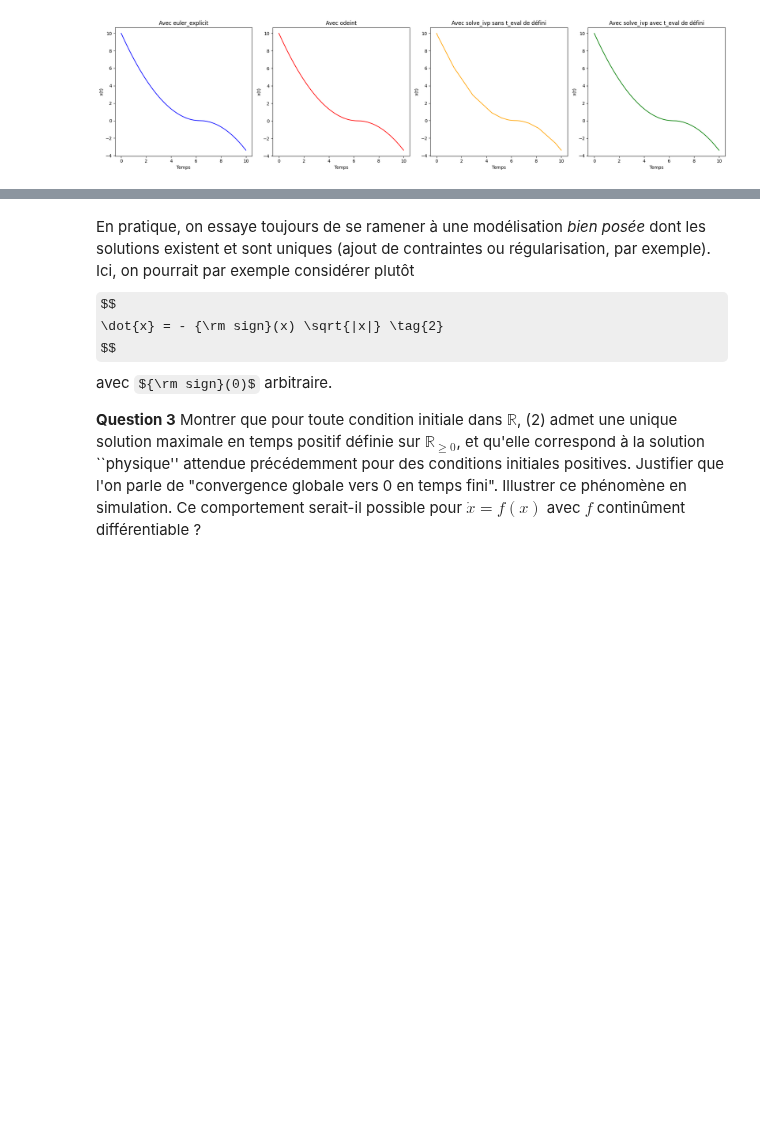
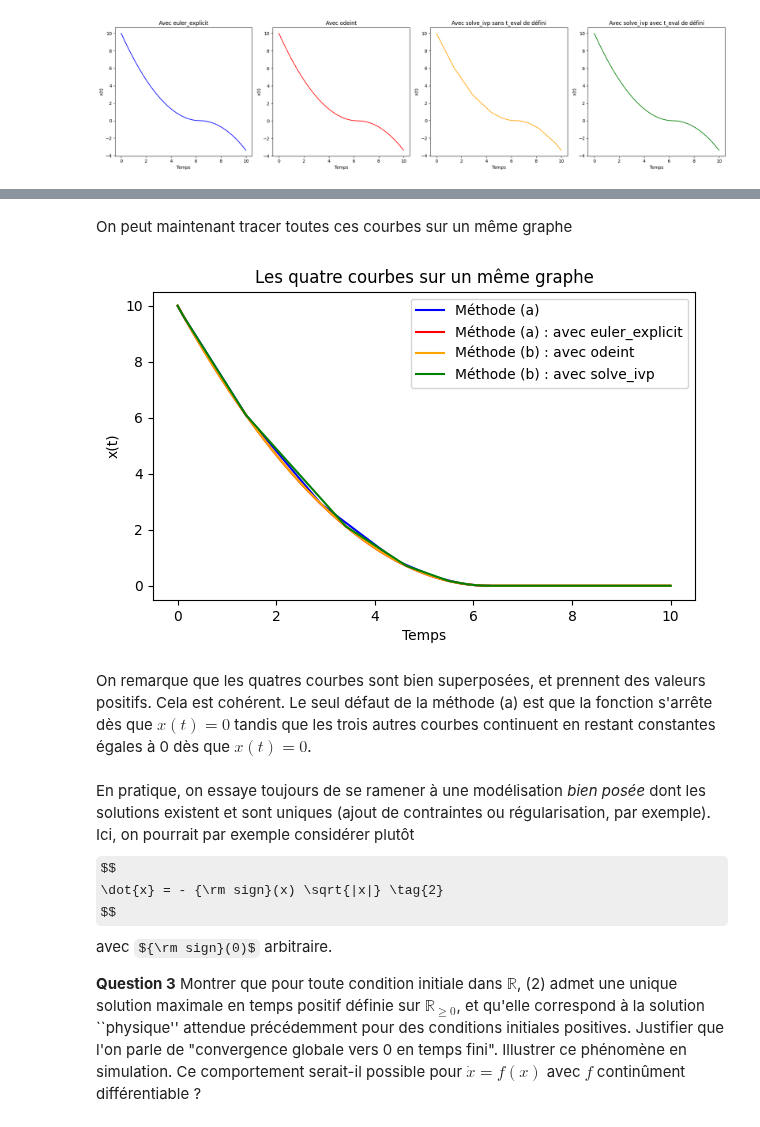
Before and after one commit to louismaguer/projet-maths-info, a Jupyter notebook: Projet - Equations Différentielles - 2025.ipynb, the cells around one changed output, grey strips where cells are left out. Saved outputs shown, nothing was run; the diff lists cells and outputs as text; code cells hidden in the pictures; some formulas as TeX source; blank space fills up the shorter version.

```diff
--- a/Projet - Equations Différentielles - 2025.ipynb
+++ b/Projet - Equations Différentielles - 2025.ipynb
@@ -97,3 +146,19 @@ L'explication réside dans deux points clefs :
+# %% [markdown]
+On peut maintenant tracer toutes ces courbes sur un même graphe
+# %%
+fig, axe = plt.subplots()
+labels = ["Méthode (a)", "Méthode (a) : avec euler_explicit", "Méthode (b) : avec odeint", "Méthode (b) : avec solve_ivp"]
+for i in range(4):
+    axe.plot(times_2[i], y_sol_tab_2[i],label=labels[i],color=colors[i])
+axe.set_xlabel("Temps")
+axe.set_ylabel("x(t)")
+axe.set_title("Les quatre courbes sur un même graphe")
+axe.legend()
+plt.show()
+# %% [output]
+[figure, added]
+# %% [markdown]
+On remarque que les quatres courbes sont bien superposées, et prennent des valeurs positifs. Cela est cohérent. Le seul défaut de la méthode (a) est que la fonction s'arrête dès que $x(t) = 0$ tandis que les trois autres courbes continuent en restant constantes égales à 0 dès que $x(t) = 0$.
 # %% [markdown]
 En pratique, on essaye toujours de se ramener à une modélisation *bien posée* dont les solutions existent et sont uniques (ajout de contraintes ou régularisation, par exemple). Ici, on pourrait par exemple considérer plutôt
 $$
```
Also changed, not shown: parts of 3 cells of this notebook.
